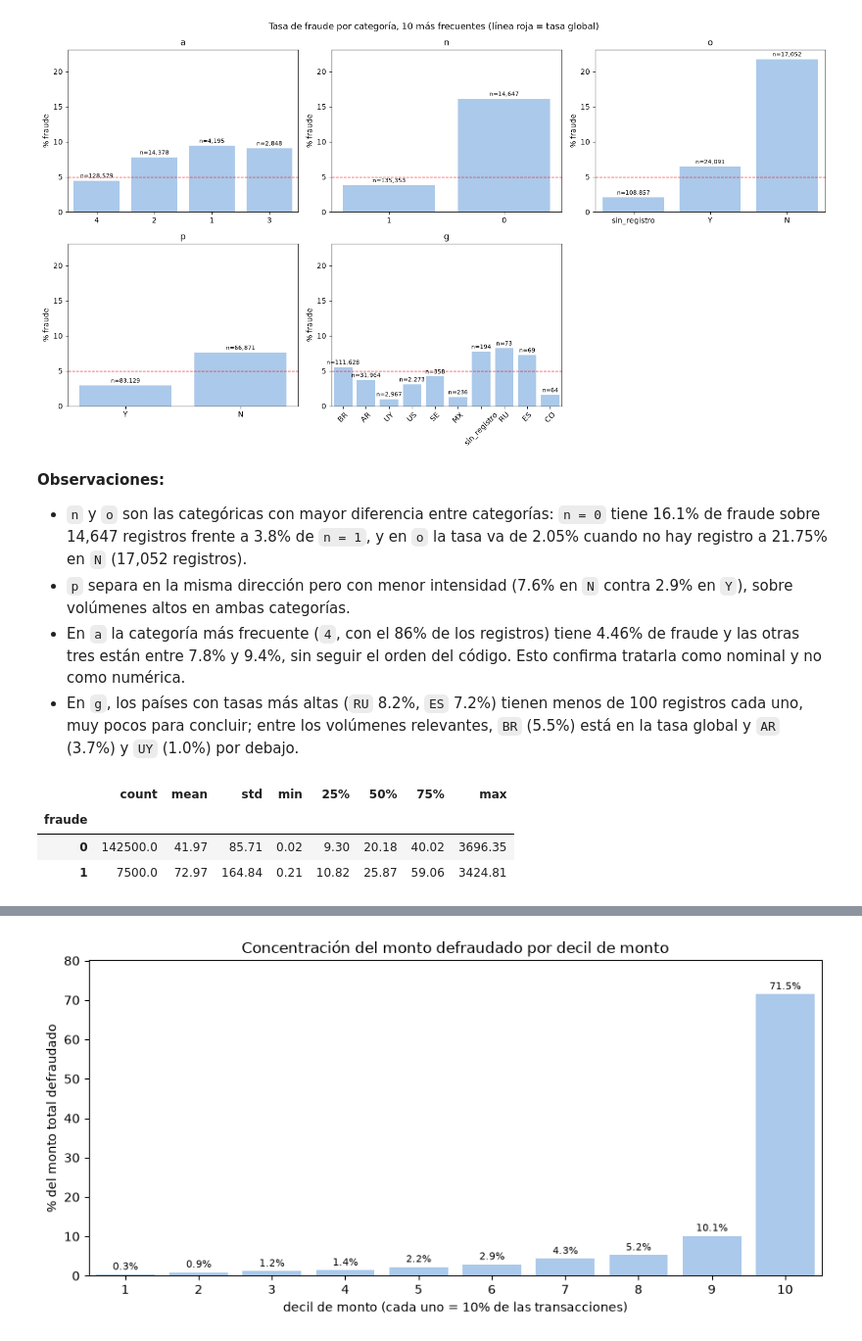
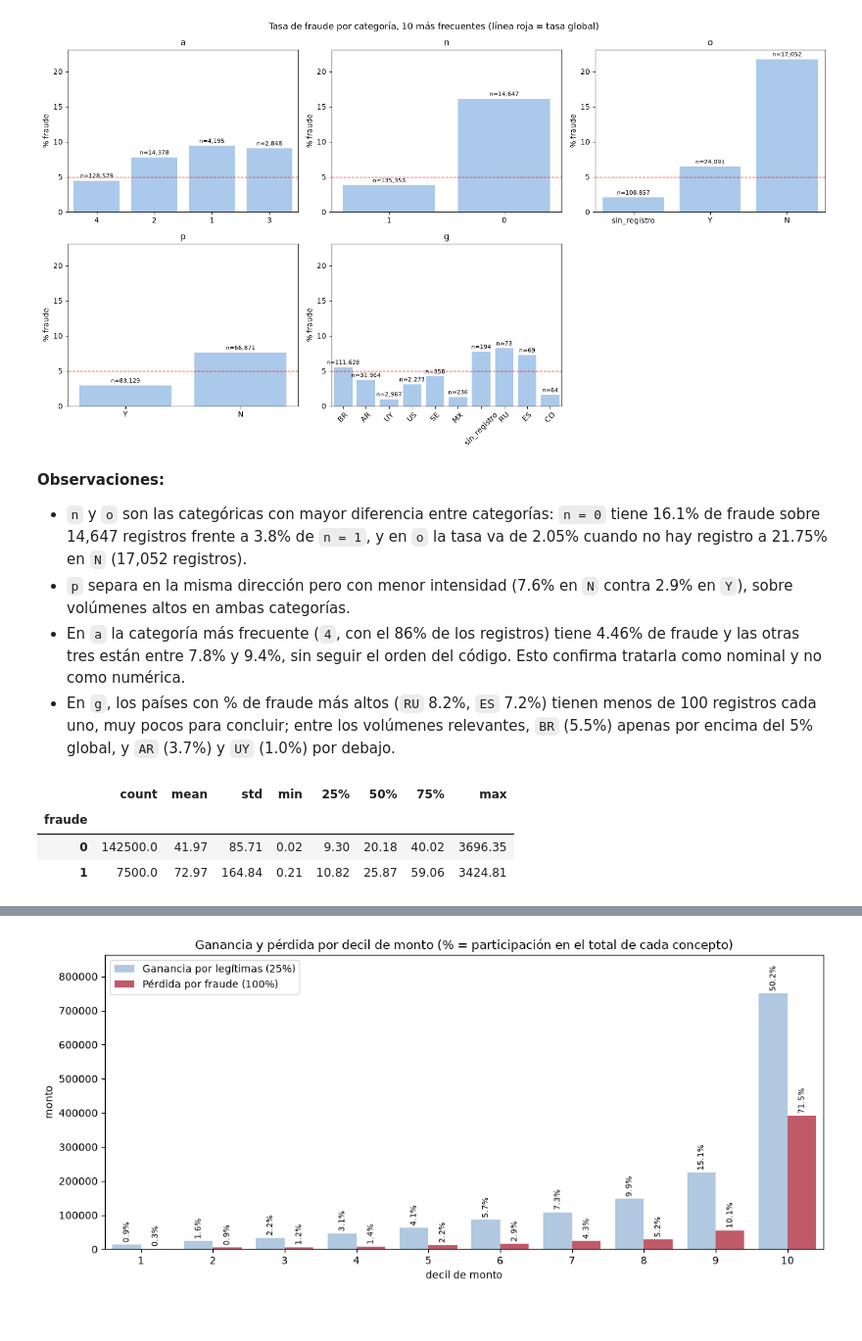
Before and after one commit to mlondono-oc/ml-fraud-detection, a Jupyter notebook: notebooks/01_eda.ipynb, the cells around one changed output, grey strips where cells are left out. Shown at 98% size. Drawn from its saved outputs; the diff is of its cells as text; code cells hidden in the pictures.

Commit message:
Analisis exploratorio completo + correccion sobre analisis temporal y nulls

```diff
--- a/notebooks/01_eda.ipynb
+++ b/notebooks/01_eda.ipynb
@@ -327,3 +327,20 @@ Ventana: 2020-03-08 00:02:15 a 2020-04-21 23:59:56 (44 días)
 | 2020-04-06/2020-04-12 | 24443 | 5.41 |
 | 2020-04-13/2020-04-19 | 25332 | 4.29 |
 | 2020-04-20/2020-04-26 | 10162 | 4.76 |
+# %%
+# 7.2 Estabilidad temporal de los valores faltantes
+transactions['semana'] = transactions['fecha'].dt.to_period('W').dt.start_time.dt.date
+cols_con_nulos = transactions.columns[transactions.isna().any()].tolist()
+
+# % de nulos de cada columna, semana a semana
+nulos_semana = transactions.groupby('semana')[cols_con_nulos].apply(lambda x: x.isna().mean() * 100)
+display(nulos_semana.round(2))
+
+# ¿Están repartidos en el tiempo o concentrados en una semana?
+concentracion = pd.DataFrame({
+    'nulos': transactions[cols_con_nulos].isna().sum(),
+    'peor semana': {c: transactions[transactions[c].isna()].groupby('semana').size().idxmax() for c in cols_con_nulos},
+    '% del total en esa semana': {c: transactions[transactions[c].isna()].groupby('semana').size().max() / transactions[c].isna().sum() * 100
+                        for c in cols_con_nulos},
+})
+display(concentracion.round(1))
@@ -521,5 +510,5 @@ fig.tight_layout()
 * `n` y `o` son las categóricas con mayor diferencia entre categorías: `n = 0` tiene 16.1% de fraude sobre 14,647 registros frente a 3.8% de `n = 1`, y en `o` la tasa va de 2.05% cuando no hay registro a 21.75% en `N` (17,052 registros).
 * `p` separa en la misma dirección pero con menor intensidad (7.6% en `N` contra 2.9% en `Y`), sobre volúmenes altos en ambas categorías.
 * En `a` la categoría más frecuente (`4`, con el 86% de los registros) tiene 4.46% de fraude y las otras tres están entre 7.8% y 9.4%, sin seguir el orden del código. Esto confirma tratarla como nominal y no como numérica.
-* En `g`, los países con tasas más altas (`RU` 8.2%, `ES` 7.2%) tienen menos de 100 registros cada uno, muy pocos para concluir; entre los volúmenes relevantes, `BR` (5.5%) está en la tasa global y `AR` (3.7%) y `UY` (1.0%) por debajo.
+* En `g`, los países con % de fraude  más altos (`RU` 8.2%, `ES` 7.2%) tienen menos de 100 registros cada uno, muy pocos para concluir; entre los volúmenes relevantes, `BR` (5.5%) apenas por encima del 5% global, y `AR` (3.7%) y `UY` (1.0%) por debajo.
 # %%
@@ -531,30 +520,41 @@ display(df.groupby('fraude')['monto'].describe().round(2))
 | 0 | 142500.0 | 41.97 | 85.71 | 0.02 | 9.30 | 20.18 | 40.02 | 3696.35 |
 | 1 | 7500.0 | 72.97 | 164.84 | 0.21 | 10.82 | 25.87 | 59.06 | 3424.81 |
 # %%
-# 3. Concentración del monto defraudado
+# 3.2 Ganancia y pérdida por decil de monto
 df['decil_monto'] = pd.qcut(df['monto'], 10, labels=False) + 1
 
-resumen_monto = df.groupby('decil_monto').agg(
-    monto_minimo=('monto', 'min'),
-    monto_maximo=('monto', 'max'),
-    fraudes=('fraude', 'sum'),
-    tasa_fraude=('fraude', 'mean'),
-)
-resumen_monto['tasa_fraude'] *= 100
+monto_summary = df.groupby('decil_monto').apply(lambda x: pd.Series({
+    'monto_minimo': x['monto'].min(),
+    'monto_maximo': x['monto'].max(),
+    'fraudes': x['fraude'].sum(),
+    'tasa_fraude': x['fraude'].mean() * 100,
+    'ganancia_legitimas': 0.25 * x.loc[x['fraude'] == 0, 'monto'].sum(),
+    'perdida_fraude': x.loc[x['fraude'] == 1, 'monto'].sum(),
+}), include_groups=False)
 
-monto_defraudado = df[df['fraude'] == 1].groupby('decil_monto')['monto'].sum()
-resumen_monto['monto_defraudado'] = monto_defraudado
-resumen_monto['% del monto defraudado'] = monto_defraudado / monto_defraudado.sum() * 100
+monto_summary['ganancia_neta'] = monto_summary['ganancia_legitimas'] - monto_summary['perdida_fraude']
+monto_summary['% ganancia'] = monto_summary['ganancia_legitimas'] / monto_summary['ganancia_legitimas'].sum() * 100
+monto_summary['% perdida'] = monto_summary['perdida_fraude'] / monto_summary['perdida_fraude'].sum() * 100
 
-fig, ax = plt.subplots(figsize=(9, 4.5))
-sns.barplot(x=resumen_monto.index, y=resumen_monto['% del monto defraudado'], ax=ax,
-            color=sns.color_palette(paleta_color)[0])
-ax.bar_label(ax.containers[0], fmt='%.1f%%', fontsize=8, padding=2)
-ax.set_title('Concentración del monto defraudado por decil de monto')
-ax.set_xlabel('decil de monto (cada uno = 10% de las transacciones)')
-ax.set_ylabel('% del monto total defraudado')
-ax.margins(y=0.12)
+largo = monto_summary[['ganancia_legitimas', 'perdida_fraude']].rename(columns={
+    'ganancia_legitimas': 'Ganancia por legítimas (25%)',
+    'perdida_fraude': 'Pérdida por fraude (100%)',
+}).reset_index().melt(id_vars='decil_monto', var_name='concepto', value_name='valor')
+
+fig, ax = plt.subplots(figsize=(11, 5))
+sns.barplot(data=largo, x='decil_monto', y='valor', hue='concepto', ax=ax,
+            palette=['#a8c8e8', '#d1495b'])
+
+for contenedor, columna in zip(ax.containers, ['% ganancia', '% perdida']):
+    ax.bar_label(contenedor, labels=[f"{v:.1f}%" for v in monto_summary[columna]],
+                 fontsize=8, padding=2, rotation=90)
+
+ax.margins(y=0.15)
+ax.set_title('Ganancia y pérdida por decil de monto (% = participación en el total de cada concepto)')
+ax.set_xlabel('decil de monto')
+ax.set_ylabel('monto')
+ax.legend(title='', loc='upper left')
 fig.tight_layout()
 
-display(resumen_monto.round(2))
+display(monto_summary.round(2))
 # %% [output]
@@ -573,3 +573,3 @@ display(resumen_monto.round(2))
-[figure, old version]
+[figure, new version]
 # %% [markdown]
 **Observaciones:**
```
Also changed, not shown: parts of 20 cells of this notebook.
